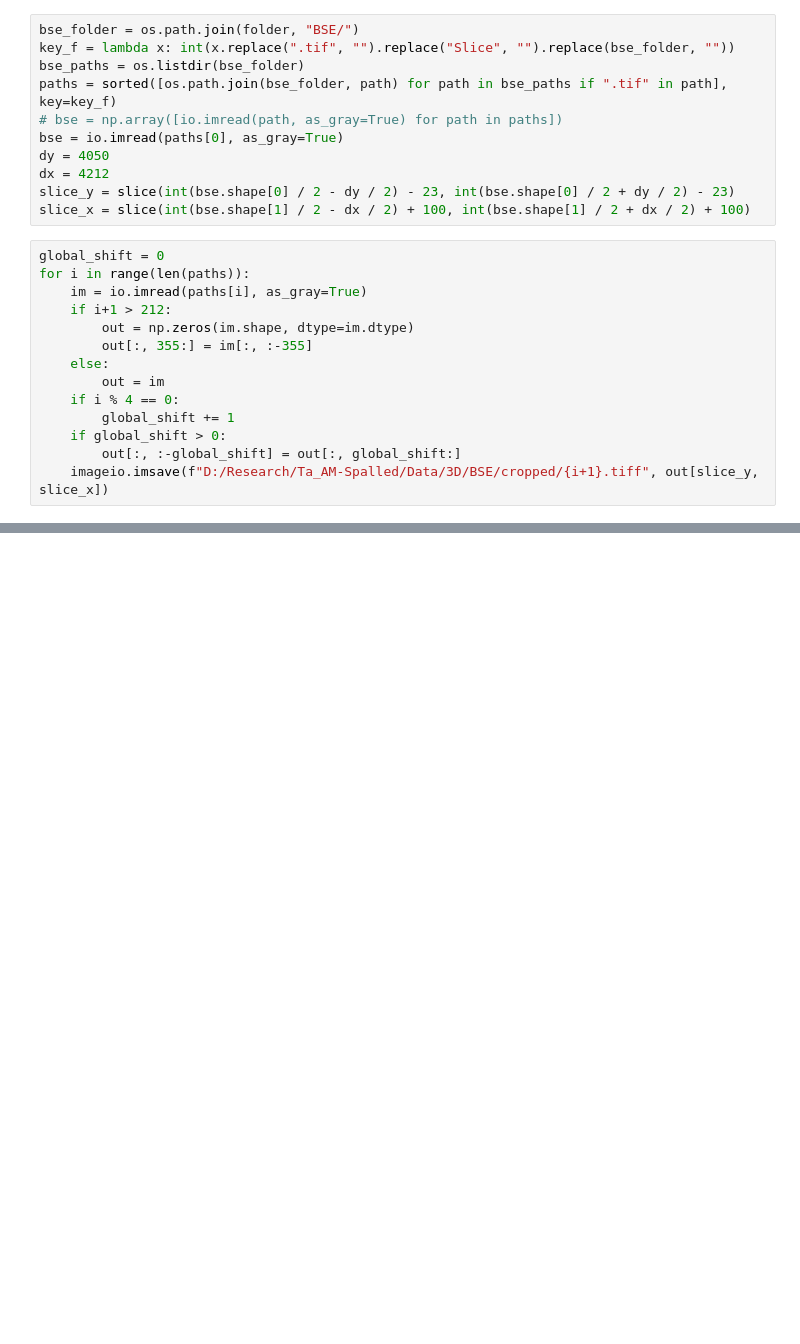
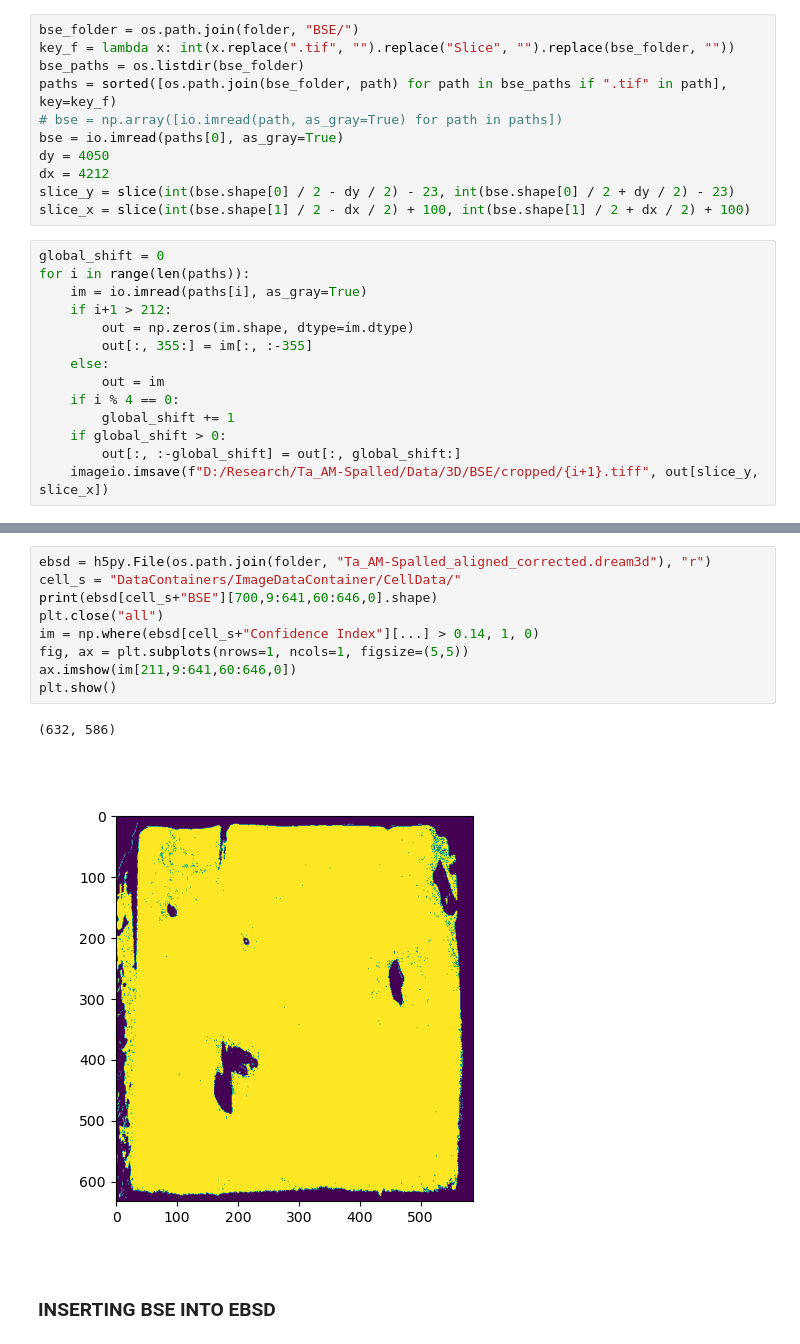
Before and after one commit to lambjames18/EBSD-Correction, a Jupyter notebook: scratch.ipynb, the cells around one changed output, grey strips where cells are left out. Cells and saved outputs as stored; diff of their text form; blank space fills up the shorter version.

```diff
--- a/scratch.ipynb
+++ b/scratch.ipynb
@@ -58,0 +59,14 @@ for i in range(len(paths)):
+# %%
+ebsd = h5py.File(os.path.join(folder, "Ta_AM-Spalled_aligned_corrected.dream3d"), "r")
+cell_s = "DataContainers/ImageDataContainer/CellData/"
+print(ebsd[cell_s+"BSE"][700,9:641,60:646,0].shape)
+plt.close("all")
+im = np.where(ebsd[cell_s+"Confidence Index"][...] > 0.14, 1, 0)
+fig, ax = plt.subplots(nrows=1, ncols=1, figsize=(5,5))
+ax.imshow(im[211,9:641,60:646,0])
+plt.show()
+# %% [output]
+(632, 586)
+[figure, added]
+# %% [markdown]
+### INSERTING BSE INTO EBSD
```
Also changed, not shown: parts of 3 cells of this notebook.
